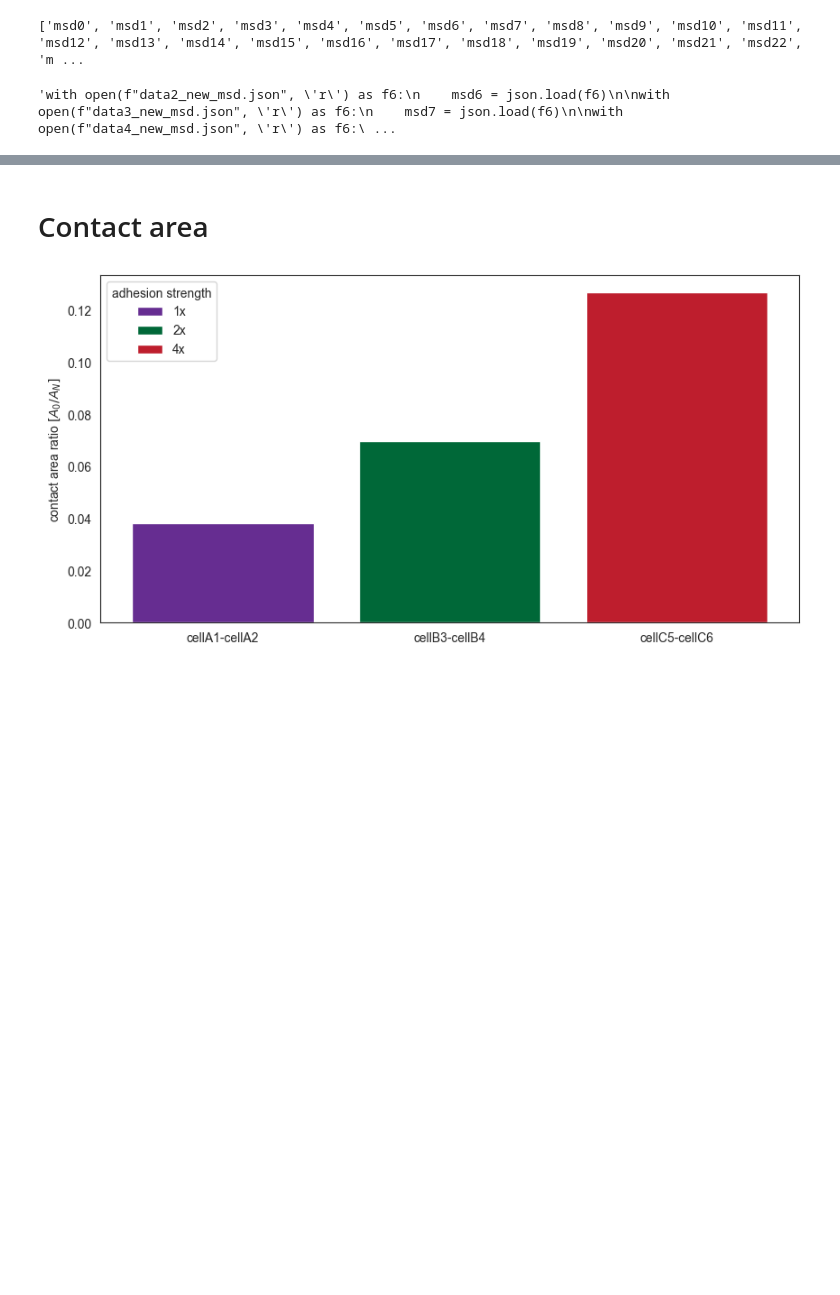
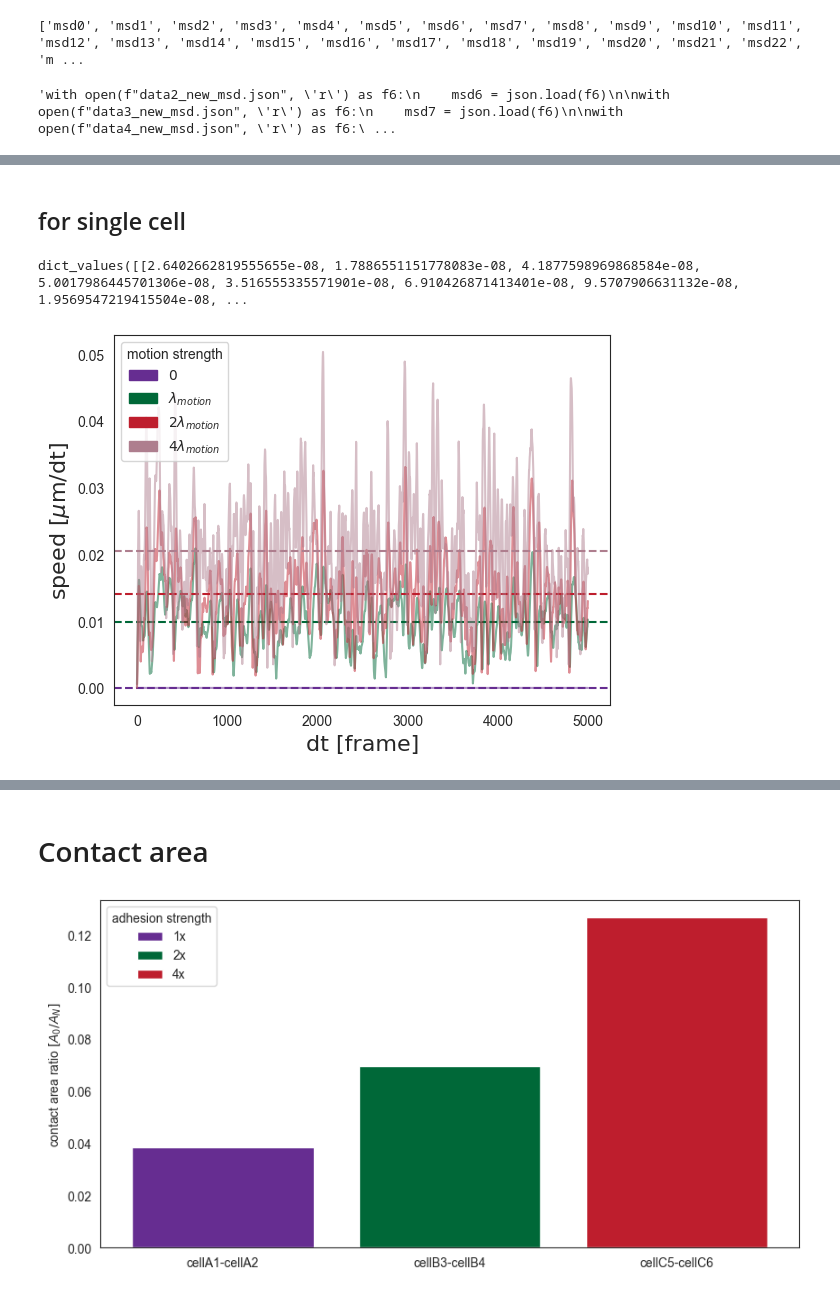
Before and after one commit to smegason/Goo, a Jupyter notebook: simulations/doublet.ipynb, the cells around one changed output, grey strips where cells are left out. Cells and saved outputs as stored; diff of their text form; code cells hidden in the pictures; blank space fills up the shorter version.

```diff
--- a/simulations/doublet.ipynb
+++ b/simulations/doublet.ipynb
@@ -528,0 +685,69 @@ with open(f"data6_new_msd.json", 'r') as f6:
+# %% [markdown]
+## for single cell
+# %%
+import matplotlib.pyplot as plt
+import numpy as np
+import json
+from matplotlib.patches import Patch
+
+import os
+os.chdir("C:\\tmp\\differential_motion\\seed100")
+
+with open(f"data_motion0_uni1_speed.json", 'r') as f6:
+    speed1 = json.load(f6)
+with open(f"data_motion500_uni1_speed.json", 'r') as f6:
+    speed2 = json.load(f6)
+with open(f"data_motion1000_uni1_speed.json", 'r') as f6:
+    speed3 = json.load(f6)
+with open(f"data_motion2000_uni1_speed.json", 'r') as f6:
+    speed4 = json.load(f6)
+
+data_merged = [speed1, speed2, speed3, speed4]
+print(speed1.values())
+
+color_palette = ['#662D91', '#006838', '#BE1E2D', '#AE7E8E']
+
+# Create a list to store legend handles
+legend_handles = []
+
+# Define the legend labels
+legend_labels = [r'0', r'$\lambda_{motion}$', r'2$\lambda_{motion}$', r'4$\lambda_{motion}$']
+
+# Create a list to store mean speeds
+mean_speeds = []
+
+# Plot each track
+for idx, dict in enumerate(data_merged):
+    # Get the color based on the index in the color palette
+
+    keys = list(dict.keys())
+    values = list(dict.values())[0]
+    x_values = range(len(values))
+
+    color = color_palette[idx % len(color_palette)]
+
+    plt.plot(values, color=color, alpha=0.5)
+    # Calculate the mean of the track
+    track_mean = np.mean(values)
+    # Plot the mean as a horizontal line
+    plt.axhline(track_mean, color=color, linestyle='--')
+
+    # Create a legend handle with the plot
+    legend_handle = Patch(color=color, label=legend_labels[idx])
+    legend_handles.append(legend_handle)
+
+
+# Set the font properties for the legend
+legend_font_props = {'family': 'Myriad Pro', 'size': 10}
+plt.legend(handles=legend_handles, title='motion strength', prop=legend_font_props)
+
+# Set the font properties for the axis labels
+axis_label_font_props = {'family': 'Myriad Pro', 'size': 16}
+plt.xlabel(r'dt [frame]', fontdict=axis_label_font_props)
+plt.ylabel(r'speed [$\mu$m/dt]', fontdict=axis_label_font_props)
+
+# Save the plot to the data folder
+plt.savefig(f"speed_single_cell_seed100.png", transparent=False, dpi=500)
+# %% [output]
+dict_values([[2.6402662819555655e-08, 1.7886551151778083e-08, 4.1877598969868584e-08, 5.0017986445701306e-08, 3.516555335571901e-08, 6.910426871413401e-08, 9.5707906631132e-08, 1.9569547219415504e-08, ...
+[figure, added]
```
Also changed, not shown: parts of 9 cells of this notebook, 5 other files.
